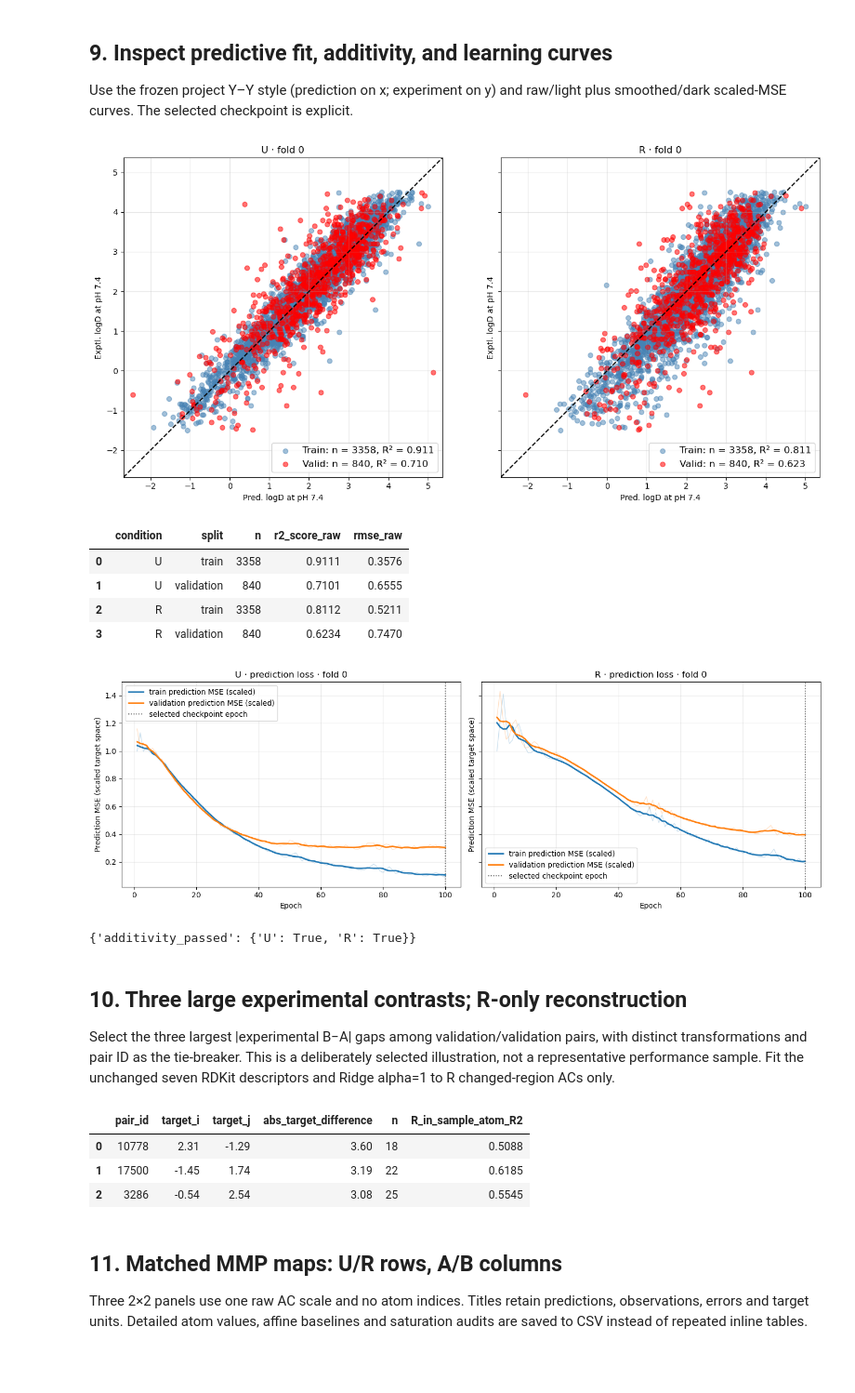
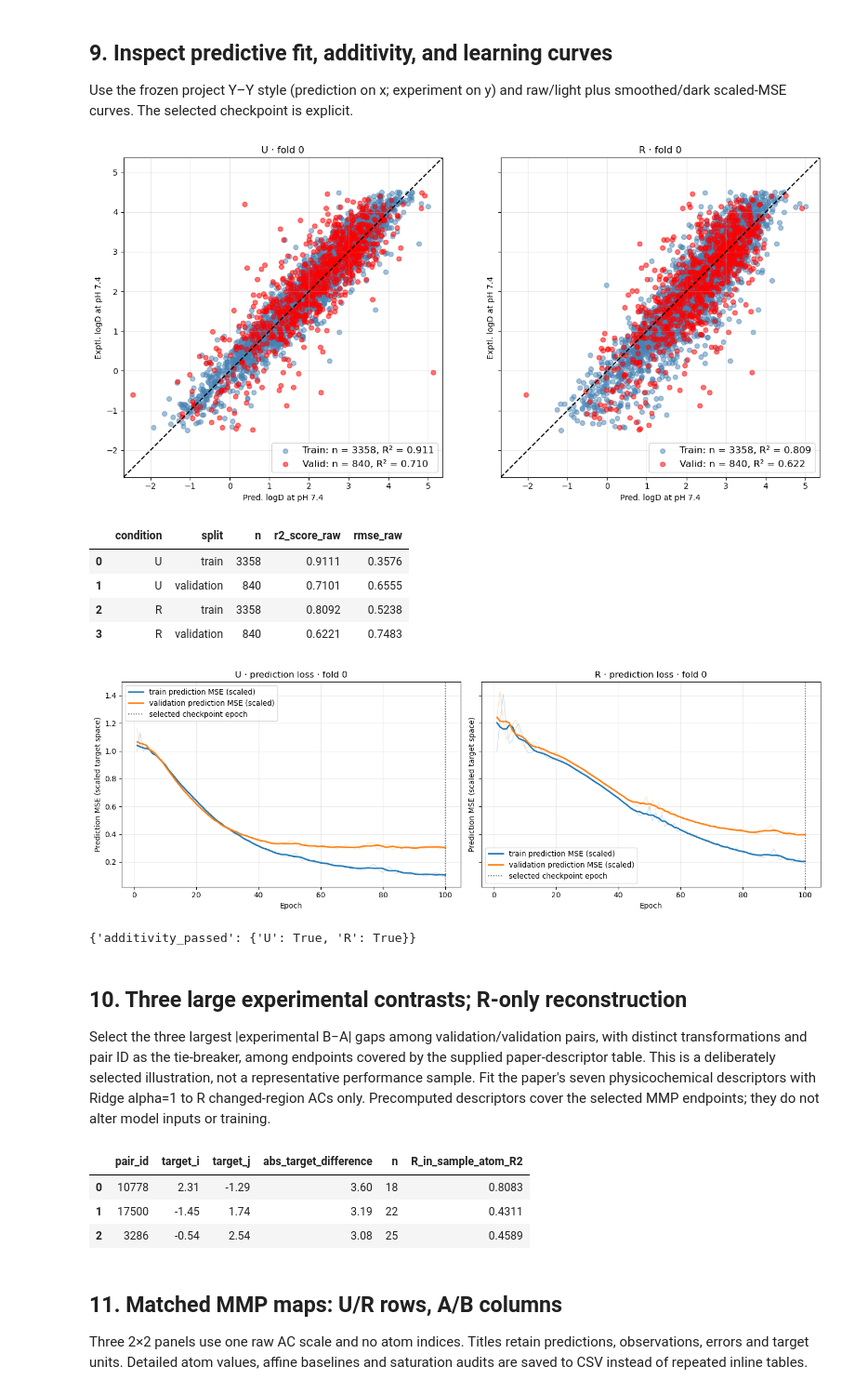
Before and after one commit to yu-tateyan-15/XAI-Chem-SPIRE, a Jupyter notebook: test_sample/lipophilicity.ipynb, the cells around one changed output. Shown at 93% size. Drawn from its saved outputs; the diff is of its cells as text; code cells hidden in the pictures; blank space fills up the shorter version.

```diff
--- a/test_sample/lipophilicity.ipynb
+++ b/test_sample/lipophilicity.ipynb
@@ -29,3 +25,8 @@ LOCAL_PROJECT_ROOT = "."
+# %%
+# Parameters
+LOCAL_PROJECT_ROOT = "."
+RUN_MODE = "train"
+RUN_NAME = "lipophilicity_transfer"
 # %% [markdown]
 ## 1. Runtime and public API
 # %%
@@ -310,62 +323,64 @@ print({"additivity_passed": additivity_passed})
 |  | condition | split | n | r2_score_raw | rmse_raw |
 | 0 | U | train | 3358 | 0.9111 | 0.3576 |
 | 1 | U | validation | 840 | 0.7101 | 0.6555 |
-| 2 | R | train | 3358 | 0.8112 | 0.5211 |
-| 3 | R | validation | 840 | 0.6234 | 0.7470 |
+| 2 | R | train | 3358 | 0.8092 | 0.5238 |
+| 3 | R | validation | 840 | 0.6221 | 0.7483 |
 [figure]
 {'additivity_passed': {'U': True, 'R': True}}
 # %% [markdown]
 ## 10. Three large experimental contrasts; R-only reconstruction
 
 Select the three largest |experimental B−A| gaps among validation/validation pairs,
-with distinct transformations and pair ID as the tie-breaker. This is a deliberately
-selected illustration, not a representative performance sample. Fit the unchanged
-seven RDKit descriptors and Ridge alpha=1 to R changed-region ACs only.
+with distinct transformations and pair ID as the tie-breaker, among endpoints covered by the supplied paper-descriptor table. This is a deliberately
+selected illustration, not a representative performance sample. Fit the paper's seven physicochemical descriptors with Ridge alpha=1 to R changed-region ACs only. Precomputed descriptors cover the selected MMP endpoints; they do not alter model inputs or training.
 # %%
 from xai_chem.reconstruction import fit_pair
 # Select distinct transformations by observed target gap, never by AC/fidelity.
 # These deliberately strong contrasts illustrate the method, not average performance.
-selected_pairs = (mmp.loc[validation_pairs]
+descriptors = load_paper_atom_descriptors(ROOT / "test_sample/input_data/lipophilicity/paper_atom_descriptors.csv", frame)
+# Restrict reconstruction examples to endpoints with verified paper descriptors.
+# Mayr excludes unassignable Sage chemistry before ranking by measured target gap.
+descriptor_rows = set(descriptors["graph_id"])
+selected_pairs = (mmp.loc[validation_pairs & mmp["i_id"].isin(descriptor_rows) & mmp["j_id"].isin(descriptor_rows)]
     .assign(abs_target_difference=lambda rows: (rows["target_j"] - rows["target_i"]).abs())
     .sort_values(["abs_target_difference", "pair_id"], ascending=[False, True], kind="stable")
     .drop_duplicates("mmp_transform").head(3))
 selected_pairs.to_csv(run_root / "selected_mmp_examples.csv", index=False)
-descriptors = rdkit_atom_descriptors(frame)
 teacher = completed["R"].atom_contributions.rename(columns={
     "source_row_index": "graph_id", "smiles_atom_index": "atom_idx",
     "atom_contribution_raw": "atom_contribution",
 })
 atom_table = descriptors.merge(teacher[["graph_id", "atom_idx", "atom_contribution"]],
                                on=["graph_id", "atom_idx"], validate="one_to_one")
 fitted_pairs, fits = {}, []
 for pair in selected_pairs.itertuples(index=False):
     context = f"R_pair_{pair.pair_id}"
     pieces = []
     for graph_id, indices in [(pair.i_id, json.loads(pair.diff_i_json)),
                               (pair.j_id, json.loads(pair.diff_j_json))]:
         pieces.append(atom_table[atom_table["graph_id"].eq(graph_id)
                      & atom_table["atom_idx"].isin(indices)].assign(context_id=context))
     inputs = pd.concat(pieces, ignore_index=True)
     key = pd.Series({"context_id": context, "pair_id": pair.pair_id,
                      "molecule_a": frame.iloc[pair.i_id]["cid"],
                      "molecule_b": frame.iloc[pair.j_id]["cid"]})
-    fitted = fit_pair(key, inputs, alpha=1.0, features=RDKit_DESCRIPTORS)
+    fitted = fit_pair(key, inputs, alpha=1.0, features=PAPER_DESCRIPTORS)
     fitted.atoms.to_csv(run_root / f"R_pair_{pair.pair_id}_atom_reconstruction.csv", index=False)
     fitted.concept_totals.to_csv(run_root / f"R_pair_{pair.pair_id}_descriptor_effects.csv", index=False)
     fits.append(fitted.metrics.assign(condition="R"))
     fitted_pairs[pair.pair_id] = fitted
 reconstruction = pd.concat(fits, ignore_index=True)
 reconstruction.to_csv(run_root / "descriptor_reconstruction.csv", index=False)
 # One compact table replaces repeated fit, coefficient, and atom tables.
 pair_summary = selected_pairs[["pair_id", "target_i", "target_j", "abs_target_difference"]].merge(
     reconstruction.loc[reconstruction["level"].eq("A+B diff-region atoms"), ["pair_id", "n", "r2"]],
     on="pair_id", validate="one_to_one")
 display(pair_summary.rename(columns={"r2": "R_in_sample_atom_R2"}).round(4))
 # %% [output]
 |  | pair_id | target_i | target_j | abs_target_difference | n | R_in_sample_atom_R2 |
-| 0 | 10778 | 2.31 | -1.29 | 3.60 | 18 | 0.5088 |
-| 1 | 17500 | -1.45 | 1.74 | 3.19 | 22 | 0.6185 |
-| 2 | 3286 | -0.54 | 2.54 | 3.08 | 25 | 0.5545 |
+| 0 | 10778 | 2.31 | -1.29 | 3.60 | 18 | 0.8083 |
+| 1 | 17500 | -1.45 | 1.74 | 3.19 | 22 | 0.4311 |
+| 2 | 3286 | -0.54 | 2.54 | 3.08 | 25 | 0.4589 |
 # %% [markdown]
 ## 11. Matched MMP maps: U/R rows, A/B columns
 
```
Also changed, not shown: parts of 13 cells of this notebook, 14 other files.
